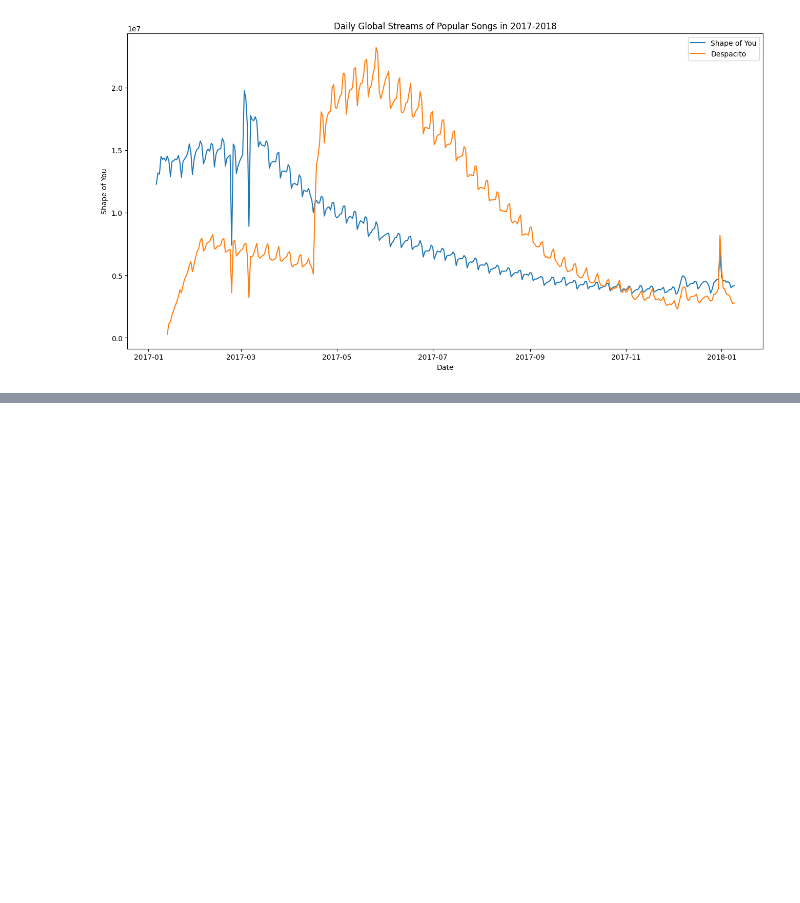
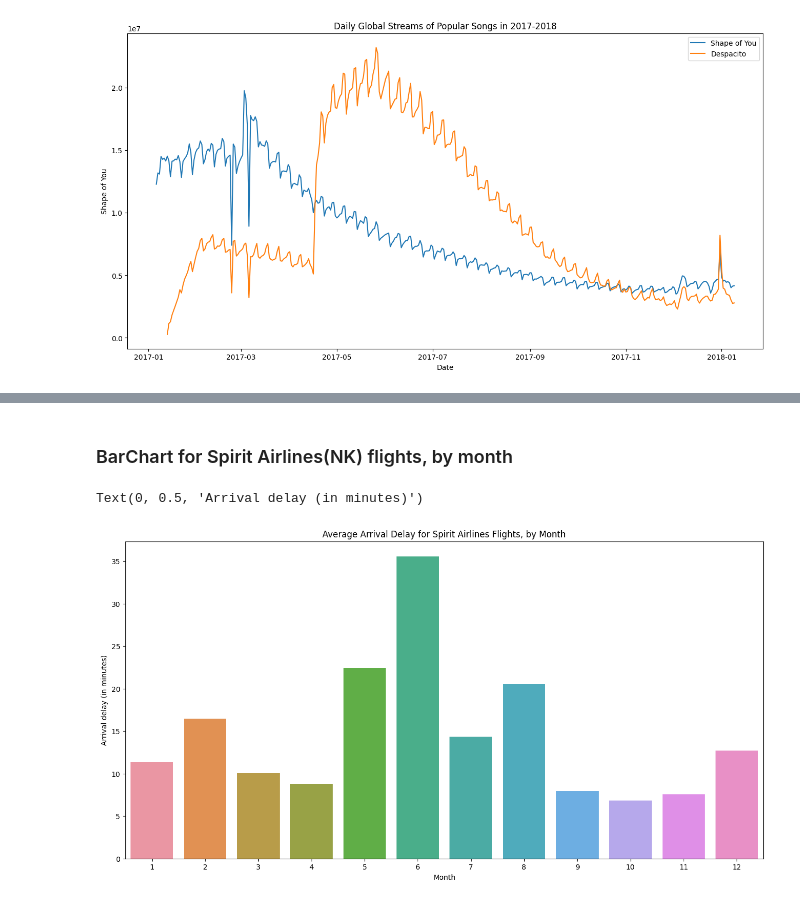
Before and after one commit to codekunoichi/learning-datascience, a Jupyter notebook: data_visualization/learning_data_visualization.ipynb, the cells around one changed output, grey strips where cells are left out. Saved outputs shown, nothing was run; the diff lists cells and outputs as text; code cells hidden in the pictures; blank space fills up the shorter version.

Commit message:
Add barchart and heatmap notesa and examples

```diff
--- a/data_visualization/learning_data_visualization.ipynb
+++ b/data_visualization/learning_data_visualization.ipynb
@@ -109,0 +114,9 @@ Text(0.5, 0, 'Date')
+# %%
+# path of file to read
+flight_delays_filepath = './data-files/flight_delays.csv'
+
+# load CSV with month as index
+flight_delay_data = pd.read_csv(flight_delays_filepath, index_col='Month')
+
+# Examine the data
+flight_delay_data
@@ -109,0 +138,17 @@ Text(0.5, 0, 'Date')
+# %% [markdown]
+### BarChart for Spirit Airlines(NK) flights, by month
+# %%
+# set the width and height of the figure
+plt.figure(figsize=(16, 8))
+
+# Add title
+plt.title("Average Arrival Delay for Spirit Airlines Flights, by Month")
+
+# Bar Chart showing average arrival delay for Spirit Airlines airline code = NK flights by month
+sns.barplot(x=flight_delay_data.index, y=flight_delay_data['NK'])
+
+# Add label for vertical axis
+plt.ylabel("Arrival delay (in minutes)")
+# %% [output]
+Text(0, 0.5, 'Arrival delay (in minutes)')
+[figure, added]
```
Also changed, not shown: parts of 5 cells of this notebook, 1 other file.
